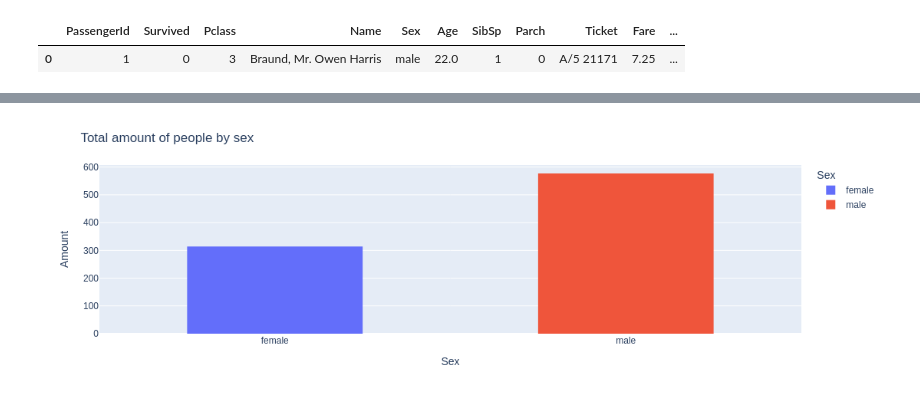
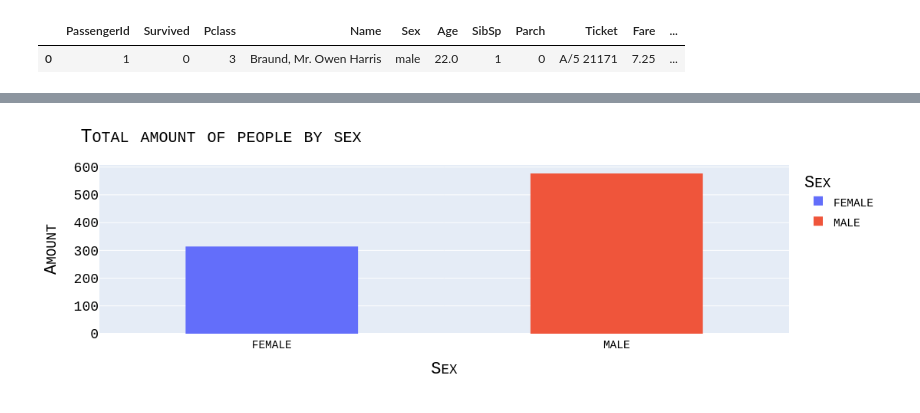
Before and after one commit to auserafim/ai-notebooks, a Jupyter notebook: titanic/titanic.ipynb, the cells around one changed output, grey strips where cells are left out. Cells and saved outputs as stored; diff of their text form; code cells hidden in the pictures.

```diff
--- a/titanic/titanic.ipynb
+++ b/titanic/titanic.ipynb
@@ -9,3 +10,10 @@ import seaborn as sns
+# %%
+my_font =dict(
+            family="Courier New, monospace",
+            size=18,
+            color="Black",
+            variant="small-caps",
+)
 # %%
 train = pd.read_csv('data/train.csv')
 # %%
@@ -104,18 +115,19 @@ fig.show()
 # %%
 # total amount of people by sex
 
 total_amount_by_sex = train.groupby('Sex').size().reset_index(name='Amount')
 
 fig = px.histogram(total_amount_by_sex, x='Sex', y='Amount', color='Sex')
 fig.update_layout(
     title = {
         'text': f"Total amount of people by sex"
     },
     bargap=0.5,
-    yaxis_title='Amount'
+    yaxis_title='Amount',
+    font=my_font
 )
 # %% [output]
-[figure, old version]
+[figure, new version]
 # %%
 survivors_2 = train.groupby(["Sex", "Survived"]).size().reset_index(name='Amount').sort_values(by="Sex", ascending=True)
 
```
Also changed, not shown: parts of 15 cells of this notebook.
